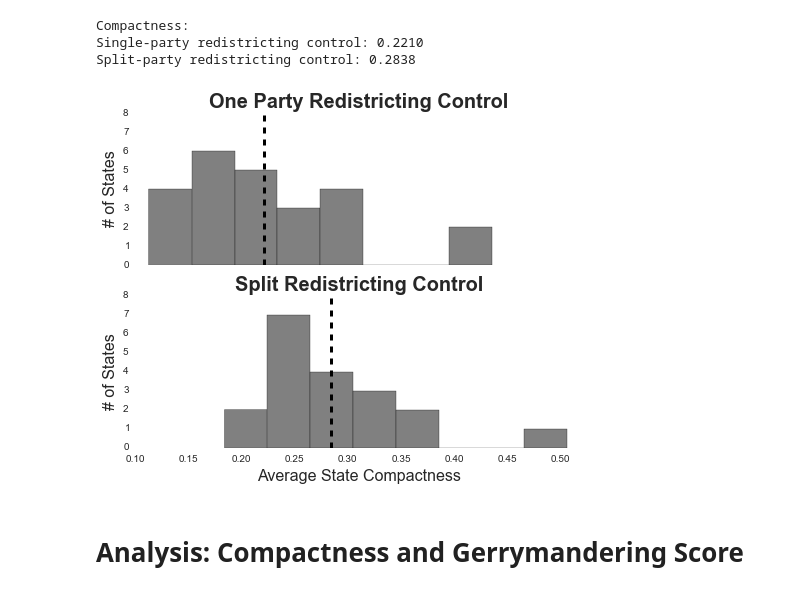
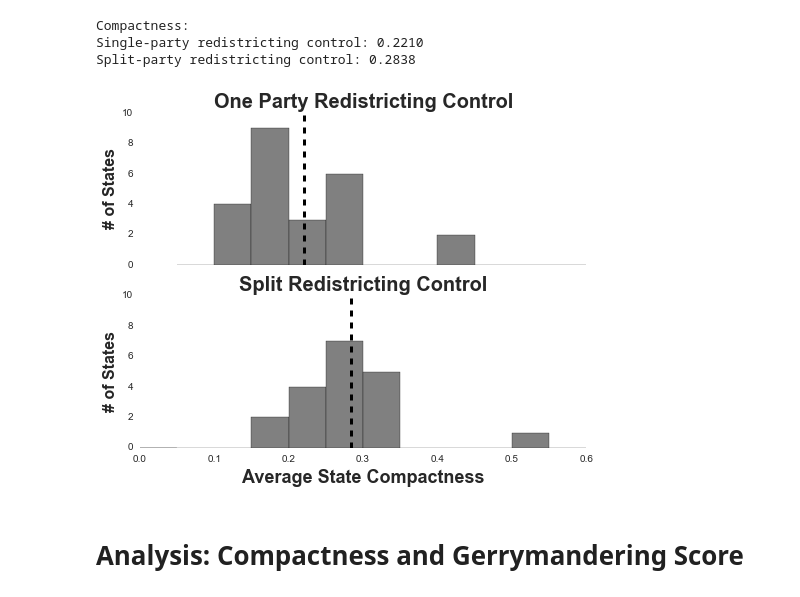
Before and after one commit to Najuh/gerrymandering-congress, a Jupyter notebook: python/analysis.ipynb, the cells around one changed output. Drawn from its saved outputs; the diff is of its cells as text; code cells hidden in the pictures.

Commit message:
plot viz updates

```diff
--- a/python/analysis.ipynb
+++ b/python/analysis.ipynb
@@ -20,12 +17,12 @@ colors['blue'] = '#3498db'
 colors['red'] = '#e74c3c'
 
 fonts = {}
-fonts['xlabelsize'] = 16
+fonts['xlabelsize'] = 18
 fonts['ylabelsize'] = 16
 fonts['titlesize'] = 20
 
-fonts['xlabelweight'] = 'normal'
-fonts['ylabelweight'] = 'normal'
+fonts['xlabelweight'] = 'bold'
+fonts['ylabelweight'] = 'bold'
 fonts['titleweight'] = 'bold'
 
 figset = {}
@@ -90,29 +87,36 @@ Split-party redistricting control: 0.2838
 # %%
 f, (ax1, ax2) = plt.subplots(2, 1, sharex=True, sharey=True, figsize=(8,6))
 
-bins=8
+bins = 12
+binrange = (0, 0.6)
 
-ax1.hist(list(treatment_oneParty_avgCompact), bins=bins, color=colors['gray'])
-ax2.hist(list(treatment_split_avgCompact), bins=bins, color=colors['gray'])
+ylim = (0, 10)
+xlim = (0, 0.6)
 
-ax2.set_ylim(0, 8)
-ax2.set_xlim(0.1, 0.52)
+ax1.hist(list(treatment_oneParty_avgCompact), bins=bins, color=colors['gray'], range=binrange)
+ax2.hist(list(treatment_split_avgCompact), bins=bins, color=colors['gray'], range=binrange)
+
+# clean up plot
+ax1.set_ylim(ylim)
+ax1.set_xlim(xlim)
+ax1.grid(False)
+ax2.grid(False)
 
 ax1.set_ylabel("# of States", fontsize=fonts['ylabelsize'], fontweight=fonts['ylabelweight'])
 ax2.set_ylabel("# of States", fontsize=fonts['ylabelsize'], fontweight=fonts['ylabelweight'])
 
 ax2.set_xlabel("Average State Compactness", fontsize=fonts['xlabelsize'], fontweight=fonts['xlabelweight'])
 
 ax1.set_title('One Party Redistricting Control', fontsize=fonts['titlesize'], fontweight=fonts['titleweight'])
 ax2.set_title('Split Redistricting Control', fontsize=fonts['titlesize'], fontweight=fonts['titleweight'])
 
 # vertical lines at mean
 ax1.axvline(treatment_oneParty_avgCompact.mean(), color='black', linestyle='dashed', linewidth=3)
 ax2.axvline(treatment_split_avgCompact.mean(), color='black', linestyle='dashed', linewidth=3)
 
 plt.savefig("compact_redistControl.png", bbox_inches='tight', dpi=figset['dpi'])
 # %% [output]
-[figure, old version]
+[figure, new version]
 # %% [markdown]
 # Analysis: Compactness and Gerrymandering Score
 # %%
```
Also changed, not shown: parts of 6 cells of this notebook.
